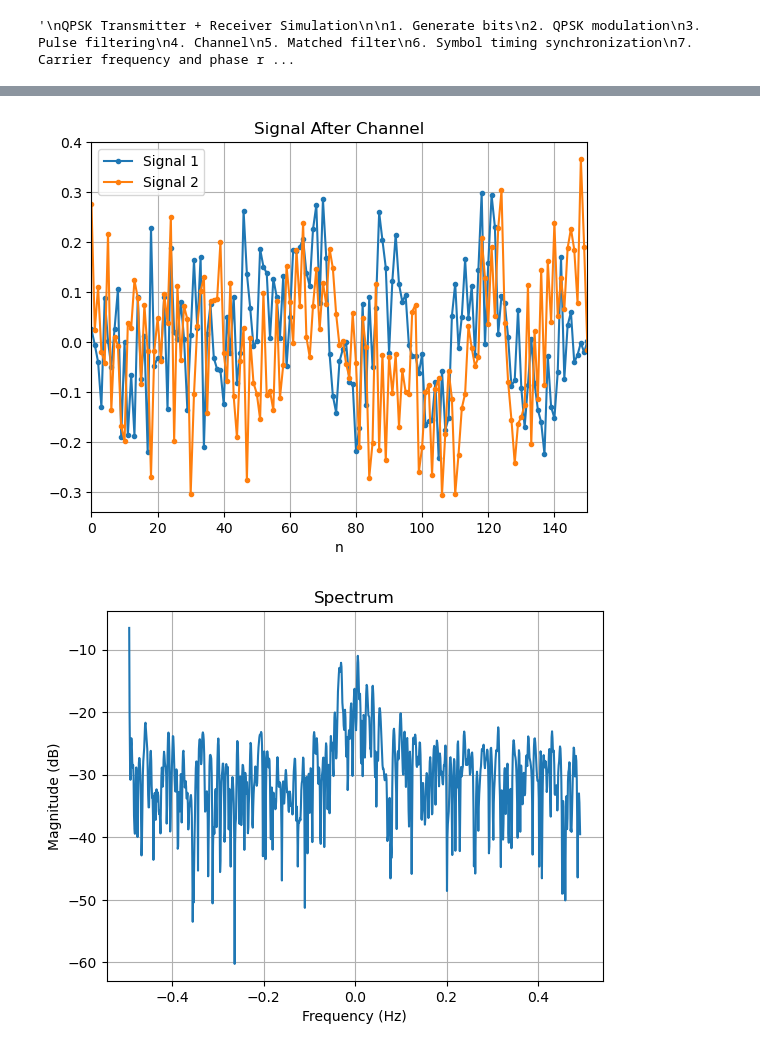
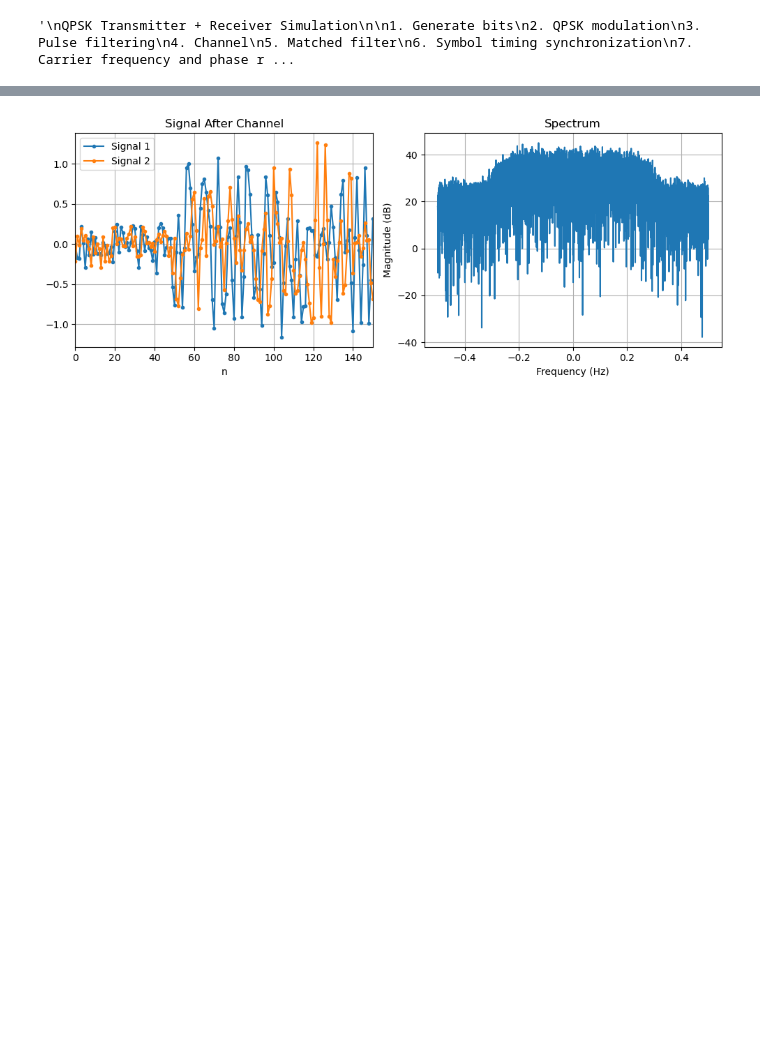
Before and after one commit to cddelong6626/sdr-notebooks, a Jupyter notebook: qpsk_sim.ipynb, the cells around one changed output, grey strips where cells are left out. Drawn from its saved outputs; the diff is of its cells as text; code cells hidden in the pictures; blank space fills up the shorter version.

```diff
--- a/qpsk_sim.ipynb
+++ b/qpsk_sim.ipynb
@@ -40,10 +40,10 @@ from utils import *
 
 
 # Constants
-SPS = int(10)                 # Large to see pulse shape well
+SPS = int(2)                 # Large to see pulse shape well
 N_BITS = 10**6
 N_SYMBOLS = int(N_BITS/2)     # qpsk: 2 bits/sample
-SNR_DB = 0
+SNR_DB = 10
 # %%
 ### Generate bits ###
 bits_tx = np.random.randint(2, size=N_BITS)
@@ -100,33 +105,35 @@ plot_signal(sig_tx.real, sig_tx.imag, title='RRC Filtered Signal', xlim=[0, 150]
 # %%
 ### Channel ###
 
 n = np.arange(len(sig_tx))
 
 # # Apply CFO
 # abs_max_off = 0.01 * (2*np.pi)   # testing/realistic: 1-5%, aggressive: 10%
 # w_off = 2*abs_max_off*np.pi*np.random.rand() - abs_max_off  # [radians/sample]
 # sig_tx = sig_tx * np.exp(1j*w_off*n)
 
-# # Apply CPO
-# p_off = 2*np.pi*np.random.rand()  # [radians]
-# sig_tx = sig_tx * np.exp(1j*p_off)
+# Apply CPO
+p_off = 2*np.pi*np.random.rand()  # [radians]
+sig_tx = sig_tx * np.exp(1j*p_off)
 
 # Apply symbol timing offset
 t_off = SPS*np.random.rand()
 
 
 # AWGN
 signal_power = np.mean(abs(sig_tx) ** 2)
 noise_power = signal_power / (10**(SNR_DB / 10))
 awgn = np.sqrt(noise_power / 2) * (np.random.normal(0, 1, len(sig_tx)) + 1j * np.random.normal(0, 1, len(sig_tx)))
 sig_rx = sig_tx + awgn
 
 # Visualize signal after channel
-plot_signal(sig_rx.real, sig_rx.imag, title='Signal After Channel', xlim=[0, 150])
-plot_spectrum(sig_rx, n_samples=2**13)
+fig, axs = plt.subplots(1, 2, figsize=(10, 4))
+plot_signal(sig_rx.real, sig_rx.imag, title='Signal After Channel', xlim=[0, 150], ax=axs[0])
+plot_spectrum(sig_rx, n_samples=2**13, ax=axs[1])
+plt.tight_layout()
+plt.show()
 # %% [output]
-[figure, old version]
+[figure, new version]
-[figure, removed]
 # %%
 ### Matched filter ###
 sig_matched = np.convolve(sig_rx, h_rrc)
```
Also changed, not shown: parts of 10 cells of this notebook, 1 other file.
